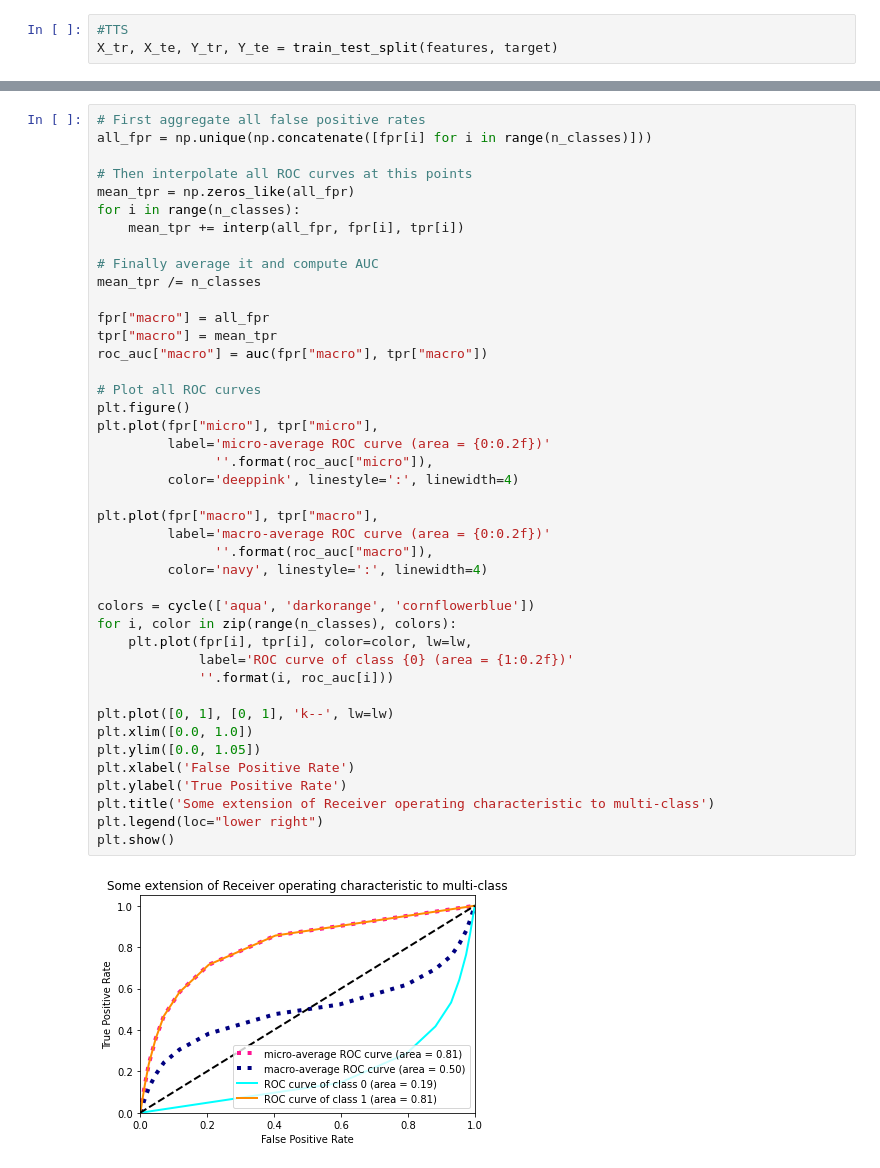
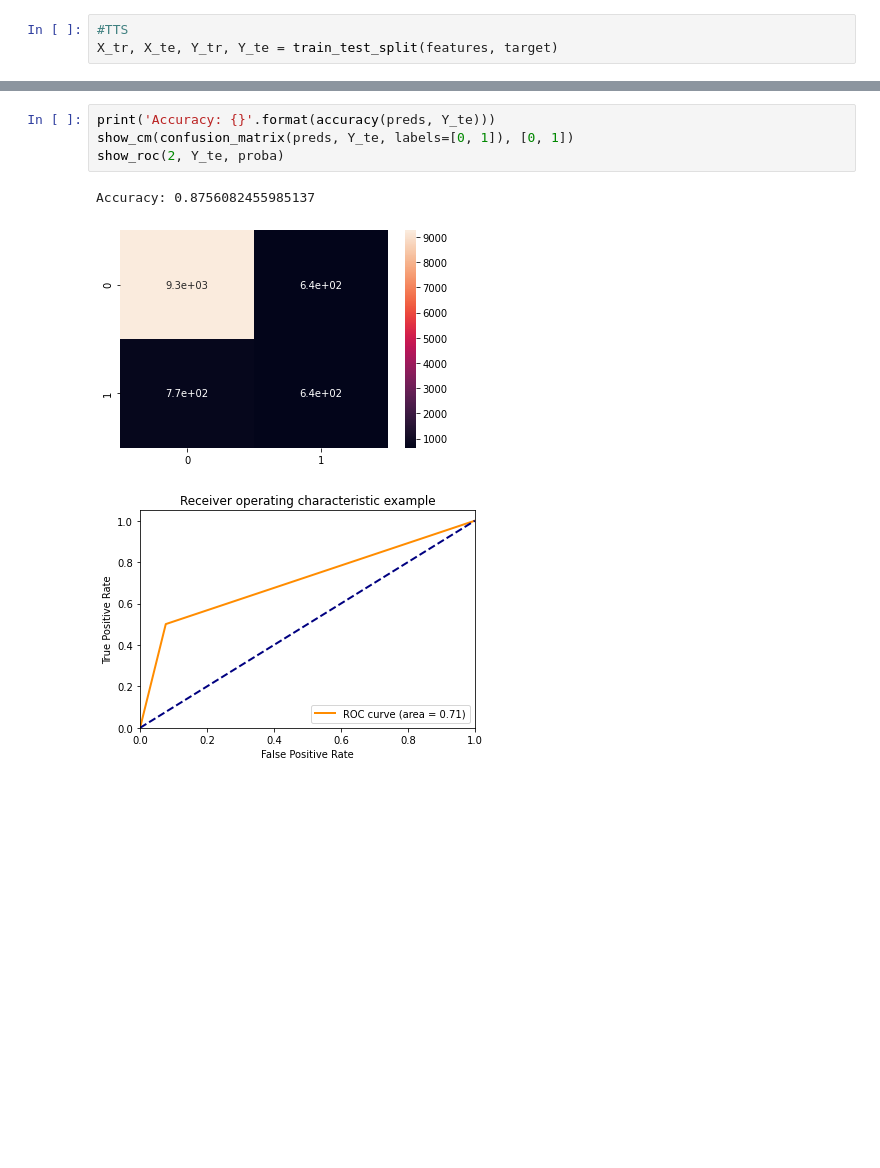
Before and after one commit to Q-Pi/ML, a Jupyter notebook: Supervised/semaine2/projet/Projet.ipynb, the cells around one changed output, grey strips where cells are left out. Cells and saved outputs as stored; diff of their text form; blank space fills up the shorter version.

```diff
--- a/Supervised/semaine2/projet/Projet.ipynb
+++ b/Supervised/semaine2/projet/Projet.ipynb
@@ -321,44 +371,8 @@ plt.show()
-# %%
-# First aggregate all false positive rates
-all_fpr = np.unique(np.concatenate([fpr[i] for i in range(n_classes)]))
-
-# Then interpolate all ROC curves at this points
-mean_tpr = np.zeros_like(all_fpr)
-for i in range(n_classes):
-    mean_tpr += interp(all_fpr, fpr[i], tpr[i])
-
-# Finally average it and compute AUC
-mean_tpr /= n_classes
-
-fpr["macro"] = all_fpr
-tpr["macro"] = mean_tpr
-roc_auc["macro"] = auc(fpr["macro"], tpr["macro"])
-
-# Plot all ROC curves
-plt.figure()
-plt.plot(fpr["micro"], tpr["micro"],
-         label='micro-average ROC curve (area = {0:0.2f})'
-               ''.format(roc_auc["micro"]),
-         color='deeppink', linestyle=':', linewidth=4)
-
-plt.plot(fpr["macro"], tpr["macro"],
-         label='macro-average ROC curve (area = {0:0.2f})'
-               ''.format(roc_auc["macro"]),
-         color='navy', linestyle=':', linewidth=4)
-
-colors = cycle(['aqua', 'darkorange', 'cornflowerblue'])
-for i, color in zip(range(n_classes), colors):
-    plt.plot(fpr[i], tpr[i], color=color, lw=lw,
-             label='ROC curve of class {0} (area = {1:0.2f})'
-             ''.format(i, roc_auc[i]))
-
-plt.plot([0, 1], [0, 1], 'k--', lw=lw)
-plt.xlim([0.0, 1.0])
-plt.ylim([0.0, 1.05])
-plt.xlabel('False Positive Rate')
-plt.ylabel('True Positive Rate')
-plt.title('Some extension of Receiver operating characteristic to multi-class')
-plt.legend(loc="lower right")
-plt.show()
-# %% [output]
-[figure, removed]
+# %%
+print('Accuracy: {}'.format(accuracy(preds, Y_te)))
+show_cm(confusion_matrix(preds, Y_te, labels=[0, 1]), [0, 1])
+show_roc(2, Y_te, proba)
+# %% [output]
+Accuracy: 0.8756082455985137
+[figure, added]
+[figure, added]
```
Also changed, not shown: parts of 36 cells of this notebook.
